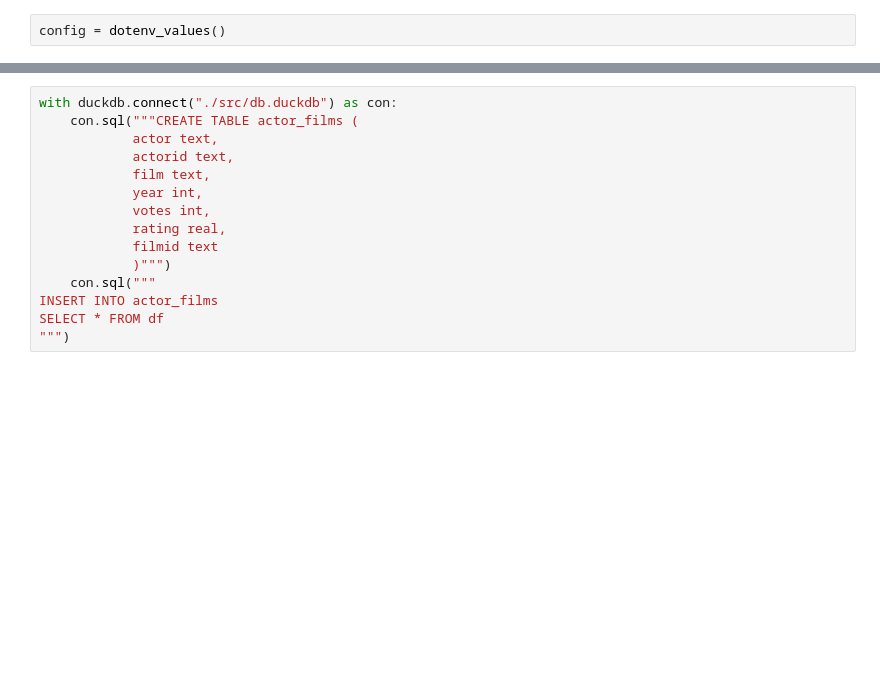
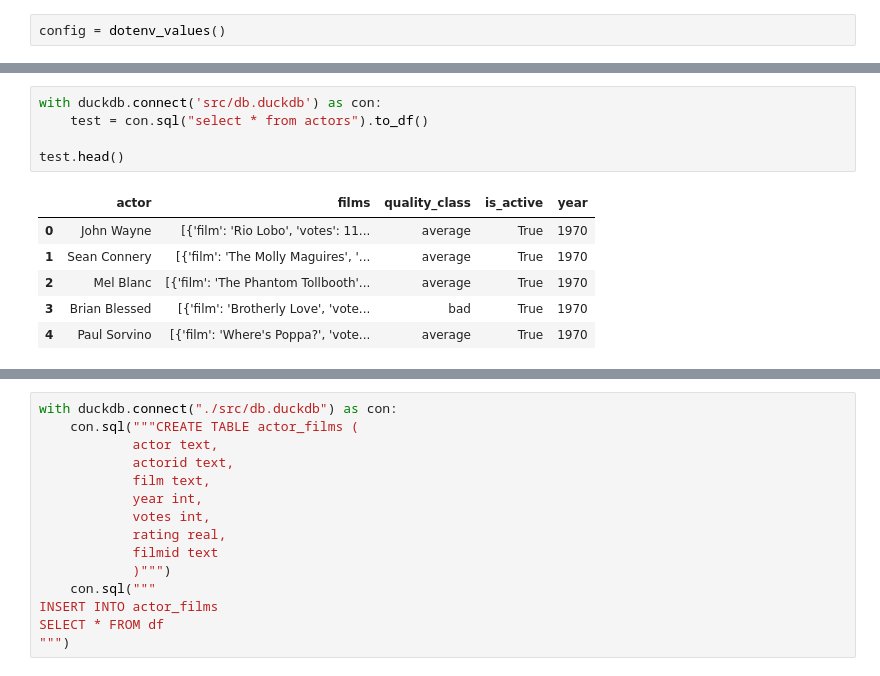
Before and after one commit to jpayrun/Dimensional-Data-Modeling-Homework, a Jupyter notebook: notebook.ipynb, the cells around one changed output, grey strips where cells are left out. Saved outputs shown, nothing was run; the diff lists cells and outputs as text; blank space fills up the shorter version.

```diff
--- a/notebook.ipynb
+++ b/notebook.ipynb
@@ -16,0 +19,12 @@ df = pd.read_sql("select * from actor_films", conn)
+# %%
+with duckdb.connect('src/db.duckdb') as con:
+    test = con.sql("select * from actors").to_df()
+
+test.head()
+# %% [output]
+|  | actor | films | quality_class | is_active | year |
+| 0 | John Wayne | [{'film': 'Rio Lobo', 'votes': 11... | average | True | 1970 |
+| 1 | Sean Connery | [{'film': 'The Molly Maguires', '... | average | True | 1970 |
+| 2 | Mel Blanc | [{'film': 'The Phantom Tollbooth'... | average | True | 1970 |
+| 3 | Brian Blessed | [{'film': 'Brotherly Love', 'vote... | bad | True | 1970 |
+| 4 | Paul Sorvino | [{'film': 'Where's Poppa?', 'vote... | average | True | 1970 |
```
Also changed, not shown: parts of 6 cells of this notebook.
